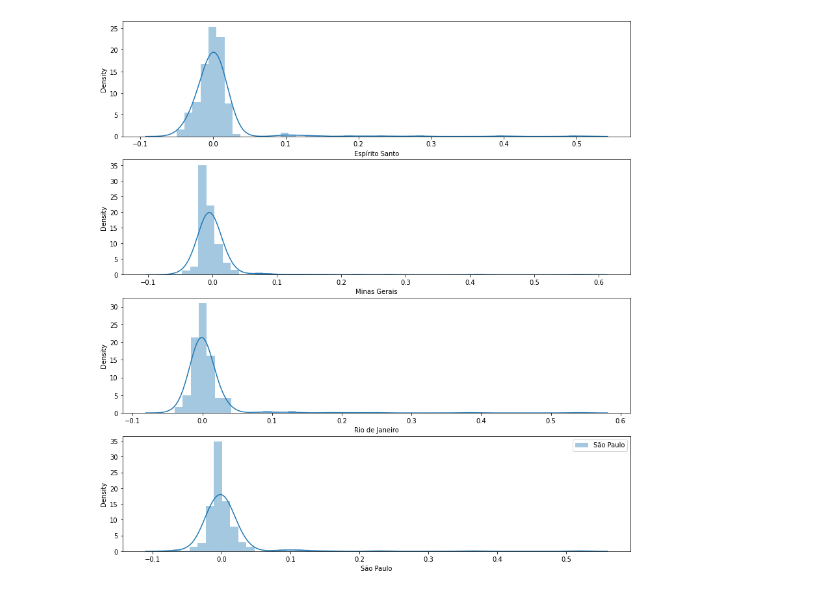
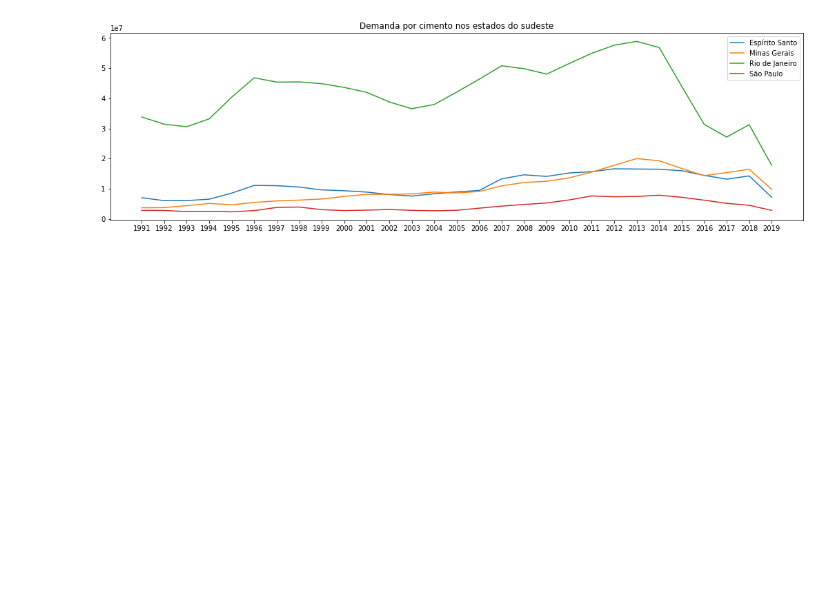
Before and after one commit to LeiteJu/TCC, a Jupyter notebook: notebooks/consumo_analise.ipynb, the cells around one changed output. Cells and saved outputs as stored; diff of their text form; code cells hidden in the pictures; blank space fills up the shorter version.

```diff
--- a/notebooks/consumo_analise.ipynb
+++ b/notebooks/consumo_analise.ipynb
@@ -85 +43,5 @@ plt.show()
+# %%
+anual = consumo_anual.transpose()
+anual.columns = anual.iloc[0]
+anual = anual.iloc[1:]
 # %%
@@ -104,18 +59,11 @@ plt.show()
 # %%
-plt.figure(figsize=(14,40))
-
-plt.title("Tendência de consumo no nordeste")
-
-sns.color_palette("Set2")
+plt.figure(figsize=(18,8))
+plt.title("Demanda por cimento nos estados do nordeste")
 
 for i in range(len(nordeste)):
 
+    plt.plot(anual[estados[nordeste[i]]], label=estados[nordeste[i]])
 
-  plt.subplot(len(nordeste),1,i+1)
-
-  sns.distplot(df.iloc[nordeste[i]], label=estados[nordeste[i]])
-
-  plt.legend()
-
+plt.legend()
 plt.show()
 # %% [output]
@@ -123,18 +71,11 @@ plt.show()
 # %%
-plt.figure(figsize=(14,15))
-
-plt.title("Tendência de consumo no centro-oeste")
-
-sns.color_palette("Set2")
+plt.figure(figsize=(18,5))
+plt.title("Demanda por cimento nos estados do centro")
 
 for i in range(len(centro)):
 
-
-  plt.subplot(len(centro),1,i+1)
-
-  sns.distplot(df.iloc[centro[i]], label=estados[centro[i]])
+    plt.plot(anual[estados[centro[i]]], label=estados[centro[i]])
 
 plt.legend()
-
 plt.show()
 # %% [output]
@@ -142,20 +83,13 @@ plt.show()
 # %%
-plt.figure(figsize=(14,15))
-
-plt.title("Tendência de consumo no sudeste")
-
-sns.color_palette("Set2")
+plt.figure(figsize=(18,5))
+plt.title("Demanda por cimento nos estados do sudeste")
 
 for i in range(len(sudeste)):
 
-
-  plt.subplot(len(sudeste),1,i+1)
-
-  sns.distplot(df.iloc[sudeste[i]], label=estados[sudeste[i]])
+    plt.plot(anual[estados[sudeste[i]]], label=estados[sudeste[i]])
 
 plt.legend()
-
 plt.show()
 # %% [output]
-[figure, old version]
+[figure, new version]
 # %%
```
Also changed, not shown: parts of 12 cells of this notebook, 21 other files.
